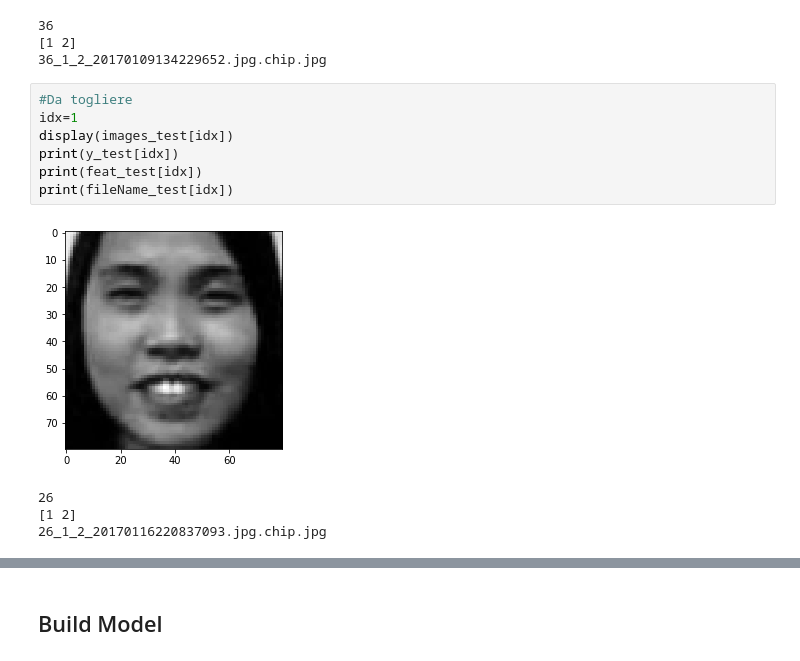
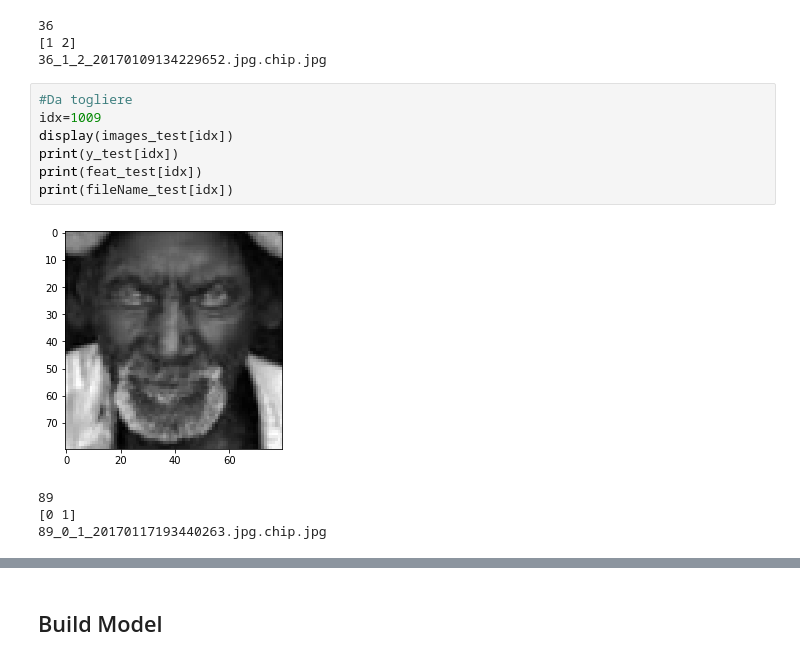
Before and after one commit to domenico97/AgeReg, a Jupyter notebook: AgeReg.ipynb, the cells around one changed output, grey strips where cells are left out. Saved outputs shown, nothing was run; the diff lists cells and outputs as text.

```diff
--- a/AgeReg.ipynb
+++ b/AgeReg.ipynb
@@ -165,16 +166,16 @@ print(fileName_train[idx])
 36_1_2_20170109134229652.jpg.chip.jpg
 # %%
 #Da togliere
-idx=1
+idx=1009
 display(images_test[idx])
 print(y_test[idx])
 print(feat_test[idx])
 print(fileName_test[idx])
 # %% [output]
-[figure, old version]
+[figure, new version]
-26
-[1 2]
-26_1_2_20170116220837093.jpg.chip.jpg
+89
+[0 1]
+89_0_1_20170117193440263.jpg.chip.jpg
 # %%
 from pathlib import Path
 import shutil
```
Also changed, not shown: parts of 16 cells of this notebook.
